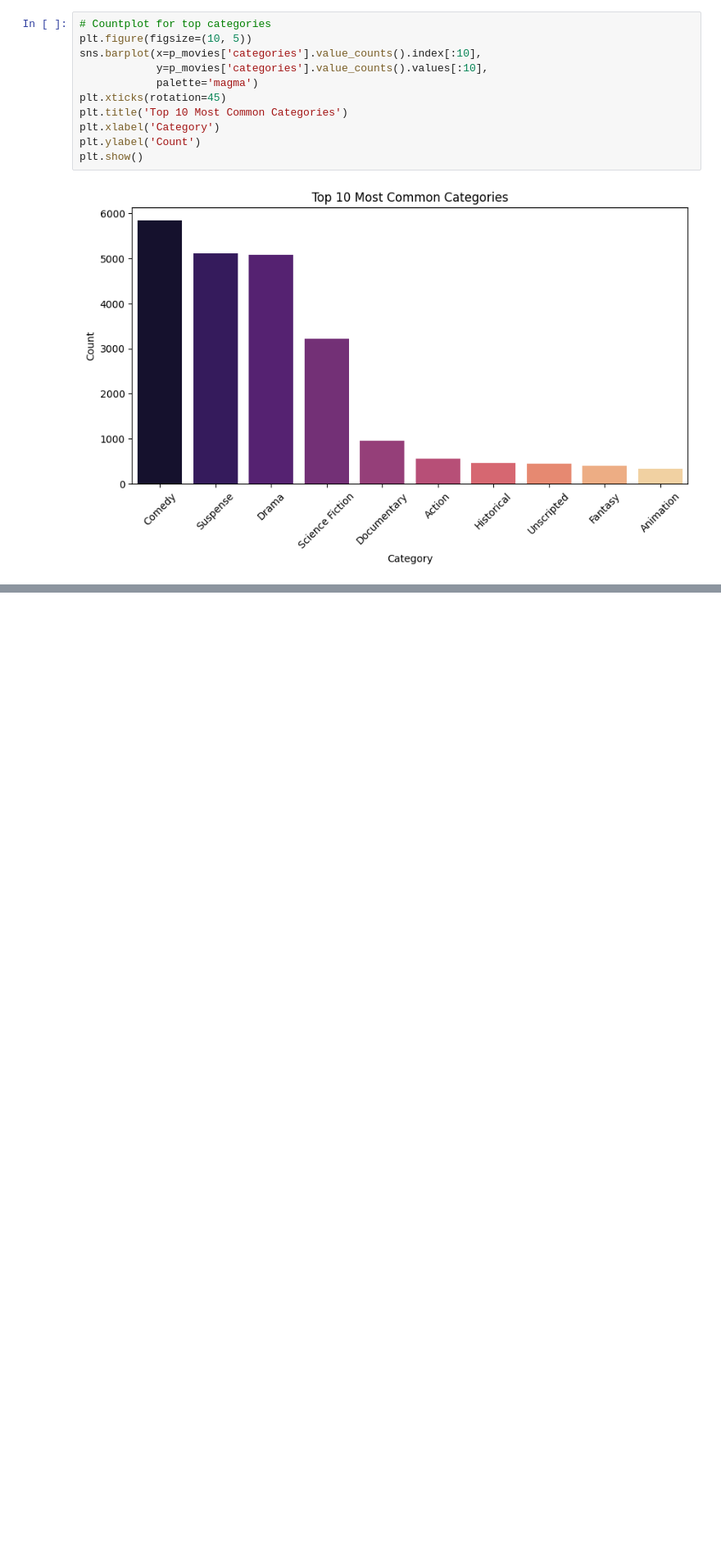
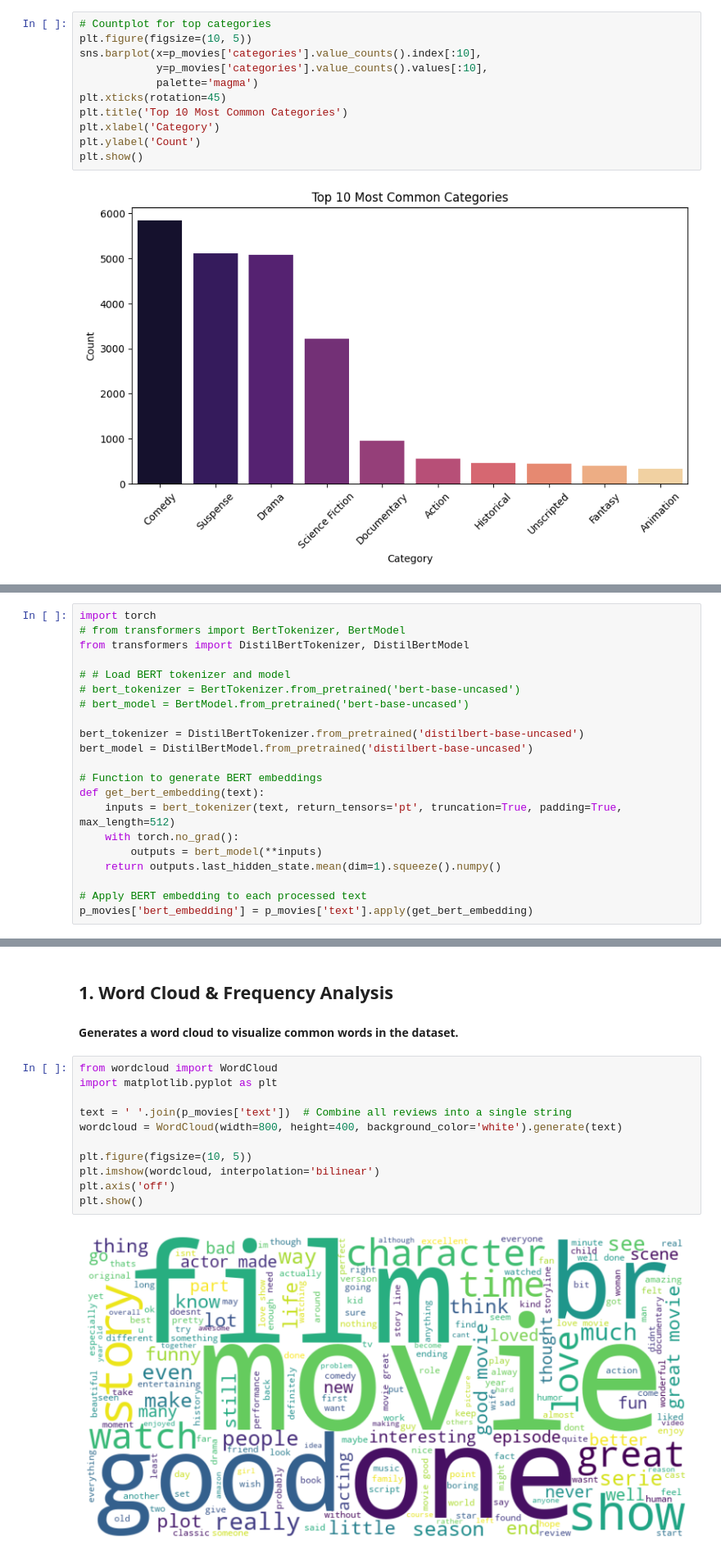
Before and after one commit to WambuiMunene/Grp_1_Capstone-Project, a Jupyter notebook: Edwin2.ipynb, the cells around one changed output, grey strips where cells are left out. Shown at 82% size. Saved outputs shown, nothing was run; the diff lists cells and outputs as text; blank space fills up the shorter version.

Commit message:
base mde

```diff
--- a/Edwin2.ipynb
+++ b/Edwin2.ipynb
@@ -340,0 +399,21 @@ plt.show()
+# %%
+import torch
+# from transformers import BertTokenizer, BertModel
+from transformers import DistilBertTokenizer, DistilBertModel
+
+# # Load BERT tokenizer and model
+# bert_tokenizer = BertTokenizer.from_pretrained('bert-base-uncased')
+# bert_model = BertModel.from_pretrained('bert-base-uncased')
+
+bert_tokenizer = DistilBertTokenizer.from_pretrained('distilbert-base-uncased')
+bert_model = DistilBertModel.from_pretrained('distilbert-base-uncased')
+
+# Function to generate BERT embeddings
+def get_bert_embedding(text):
+    inputs = bert_tokenizer(text, return_tensors='pt', truncation=True, padding=True, max_length=512)
+    with torch.no_grad():
+        outputs = bert_model(**inputs)
+    return outputs.last_hidden_state.mean(dim=1).squeeze().numpy()
+
+# Apply BERT embedding to each processed text
+p_movies['bert_embedding'] = p_movies['text'].apply(get_bert_embedding)
@@ -340,0 +433,16 @@ plt.show()
+# %% [markdown]
+## **1. Word Cloud & Frequency Analysis**
+#### **Generates a word cloud to visualize common words in the dataset.**
+# %%
+from wordcloud import WordCloud
+import matplotlib.pyplot as plt
+
+text = ' '.join(p_movies['text'])  # Combine all reviews into a single string
+wordcloud = WordCloud(width=800, height=400, background_color='white').generate(text)
+
+plt.figure(figsize=(10, 5))
+plt.imshow(wordcloud, interpolation='bilinear')
+plt.axis('off')
+plt.show()
+# %% [output]
+[figure, added]
```
Also changed, not shown: parts of 39 cells of this notebook, 1 other file.
